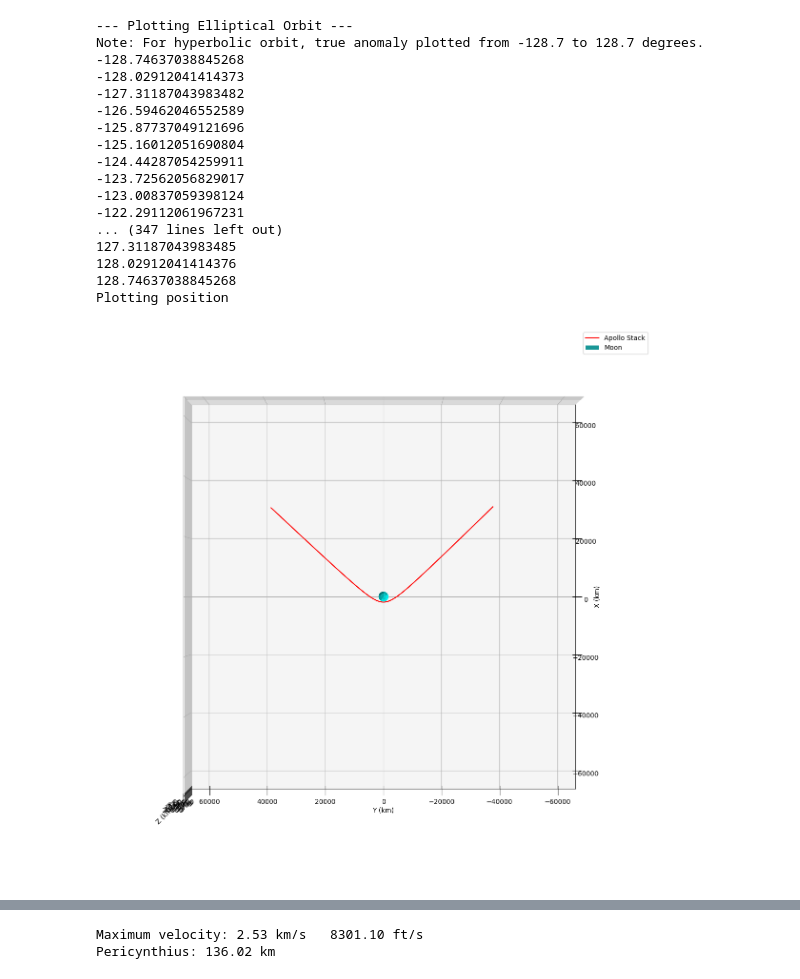
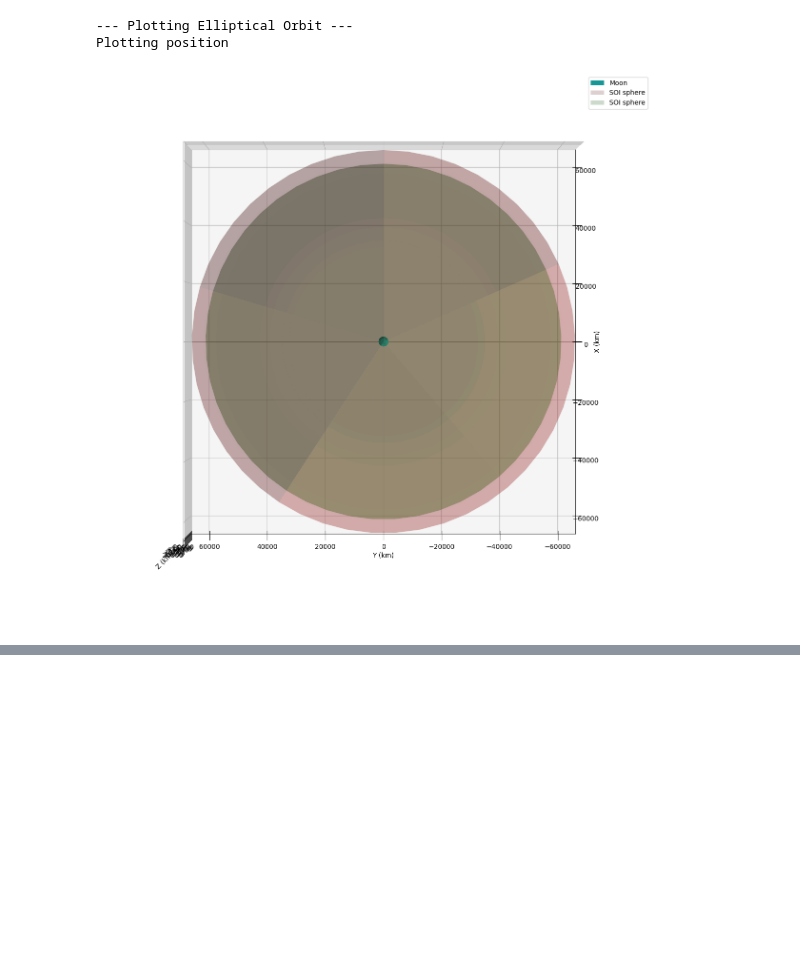
Before and after one commit to alexfum75/Apollo_13, a Jupyter notebook: MoonFlyby.ipynb, the cells around one changed output, grey strips where cells are left out. Drawn from its saved outputs; the diff is of its cells as text; code cells hidden in the pictures; blank space fills up the shorter version.

```diff
--- a/MoonFlyby.ipynb
+++ b/MoonFlyby.ipynb
@@ -149,19 +149,18 @@ def plot_orbit(eccentricity, inclination, arg_of_periapsis, periapsis_distance,
         nu_limit_deg = np.degrees(nu_limit_rad)
         # Plot slightly inside the asymptotes to avoid numerical instability
         true_anomalies_deg = np.linspace(-nu_limit_deg + 5, nu_limit_deg - 5, num_points)
-        print(f"Note: For hyperbolic orbit, true anomaly plotted from {-nu_limit_deg+5:.1f} to {nu_limit_deg-5:.1f} degrees.")
+        #print(f"Note: For hyperbolic orbit, true anomaly plotted from {-nu_limit_deg+5:.1f} to {nu_limit_deg-5:.1f} degrees.")
 
     r_x, r_y, r_z = [], [], []
     v_x, v_y, v_z = [], [], []
 
     # Calculate position vectors for each true anomaly
     for nu_deg in true_anomalies_deg:
-        print (nu_deg)
         r_vec, v_vec = keplerian_to_state_vectors(a_keplerian, e, i, raan, w, nu_deg)
         r_x.append(r_vec[0])
         r_y.append(r_vec[1])
         r_z.append(r_vec[2])
-        #print (r_vec[0])
+
         v_x.append(v_vec[0])
         v_y.append(v_vec[1])
         v_z.append(v_vec[2])
@@ -180,17 +179,20 @@ def plot_orbit(eccentricity, inclination, arg_of_periapsis, periapsis_distance,
     y_SOI = 66193.29 * np.outer(np.sin(u), np.sin(v))
     z_SOI = 66193.29 * np.outer(np.ones(np.size(u)), np.cos(v))
 
-    angles = [(90, 180, 0), (90, 180, 0), (0, 0, 0), (10, 30, 0)]
-    no_SOI= False;
+    x_HILL = 61532 * np.outer(np.cos(u), np.sin(v))
+    y_HILL = 61532 * np.outer(np.sin(u), np.sin(v))
+    z_HILL = 61532 * np.outer(np.ones(np.size(u)), np.cos(v))
+
+    angles = [(90, 180, 0), (10, 30, 0)]
     print(f"Plotting position")
     for angle in angles:
         fig = plt_SOI.figure(figsize=(20,15))
         ax = fig.add_subplot(projection='3d')
         ax.view_init(elev = angle[0], azim = angle[1], roll = angle[2])
-        ax.plot(r_x, r_y, r_z, label='Apollo Stack', color='red')
+        #ax.plot(r_x, r_y, r_z, label='Apollo Stack', color='red') # do not plot orbit
         ax.plot_surface(x_moon, y_moon, z_moon,  cstride=10, alpha=0.9, label='Moon', color='cyan')
-        if no_SOI:
-            ax.plot_surface(x_SOI, y_SOI, z_SOI,  cstride=10, alpha=0.2, label='SOI sphere', color='brown')
+        ax.plot_surface(x_SOI, y_SOI, z_SOI,  cstride=10, alpha=0.2, label='SOI sphere', color='brown')
+        ax.plot_surface(x_HILL, y_HILL, z_HILL,  cstride=10, alpha=0.2, label='SOI sphere', color='green')
 
         ax.set_xlim([-66193.29, 66193.29])
         ax.set_ylim([-66193.29, 66193.29])
@@ -198,63 +200,32 @@ def plot_orbit(eccentricity, inclination, arg_of_periapsis, periapsis_distance,
 
         ax.set_xlabel('X (km)')
         ax.set_ylabel('Y (km)')
         ax.set_zlabel('Z (km)')
         ax.legend()
         ax.set_aspect('equal', adjustable='box') # 'equal' ensures correct proportions
         plt_SOI.grid(True)
-        no_SOI = True
+
     plt_SOI.title('Trajectory of Apollo 13 Stack around the Moon', fontsize = '14')
     plt_SOI.tight_layout()
     plt_SOI.show()
 
     max_v = np.max(v_module)
     min_v = np.min(v_module)
     max_x = np.max(x_module)
     min_x = np.min(x_module)
-    print (f"Maximum velocity: {max_v:.2f} km/s   {(max_v * 3280.84):.2f} ft/s")
-    print (f"Pericynthius: {(min_x - R_MOON):.2f} km")
-    x = np.linspace(-int(max_x), int(max_x), len(x_module), 10)
-
-    plt_stack.figure(figsize=(12, 9))
-    plt_stack.plot(x, v_module * 1000, label = 'Apollo 13 Stack', color='red')
-    listOf_Yticks = np.arange(round(min_v* 1000.0, 2), round(max_v* 1000.0, 2), step = 50)
-    listOf_Xticks = np.arange(int(-max_x), int(max_x), step = 7000)
-    plt_stack.yticks(listOf_Yticks, listOf_Yticks, fontsize='6')
-    plt_stack.xticks(listOf_Xticks, listOf_Xticks, fontsize='6')
-
-    plt_stack.xlabel('|Position| (km)', fontsize = '15')
-    plt_stack.ylabel('|velocity| (m/s)', fontsize = '15')
-    plt_stack.grid(True)
-    plt_stack.legend()
-    plt_stack.title(f'|Velocity| of Apollo 13 Stack around the Moon', fontsize = '14')
     plt_stack.show()
 
 if __name__ == "__main__":
     # Example 1: Elliptical Earth Orbit (LEO-like)
     print("--- Plotting Elliptical Orbit ---")
     plot_orbit(
         eccentricity=1.4462,
         inclination=173.7,
         arg_of_periapsis=28.7,
         periapsis_distance=(136 + R_MOON), # Altitude  (Moon Radius 1737 km + 136 km)
         raan=-150.74
     )
 # %% [output]
 --- Plotting Elliptical Orbit ---
-Note: For hyperbolic orbit, true anomaly plotted from -128.7 to 128.7 degrees.
--128.74637038845268
--128.02912041414373
--127.31187043983482
--126.59462046552589
--125.87737049121696
--125.16012051690804
--124.44287054259911
--123.72562056829017
--123.00837059398124
--122.29112061967231
-... (347 lines left out)
-127.31187043983485
-128.02912041414376
-128.74637038845268
 Plotting position
-[figure, old version]
+[figure, new version]
@@ -264,2 +232,0 @@ Plotting position
-Maximum velocity: 2.53 km/s   8301.10 ft/s
-Pericynthius: 136.02 km
```
Also changed, not shown: parts of 4 cells of this notebook.
